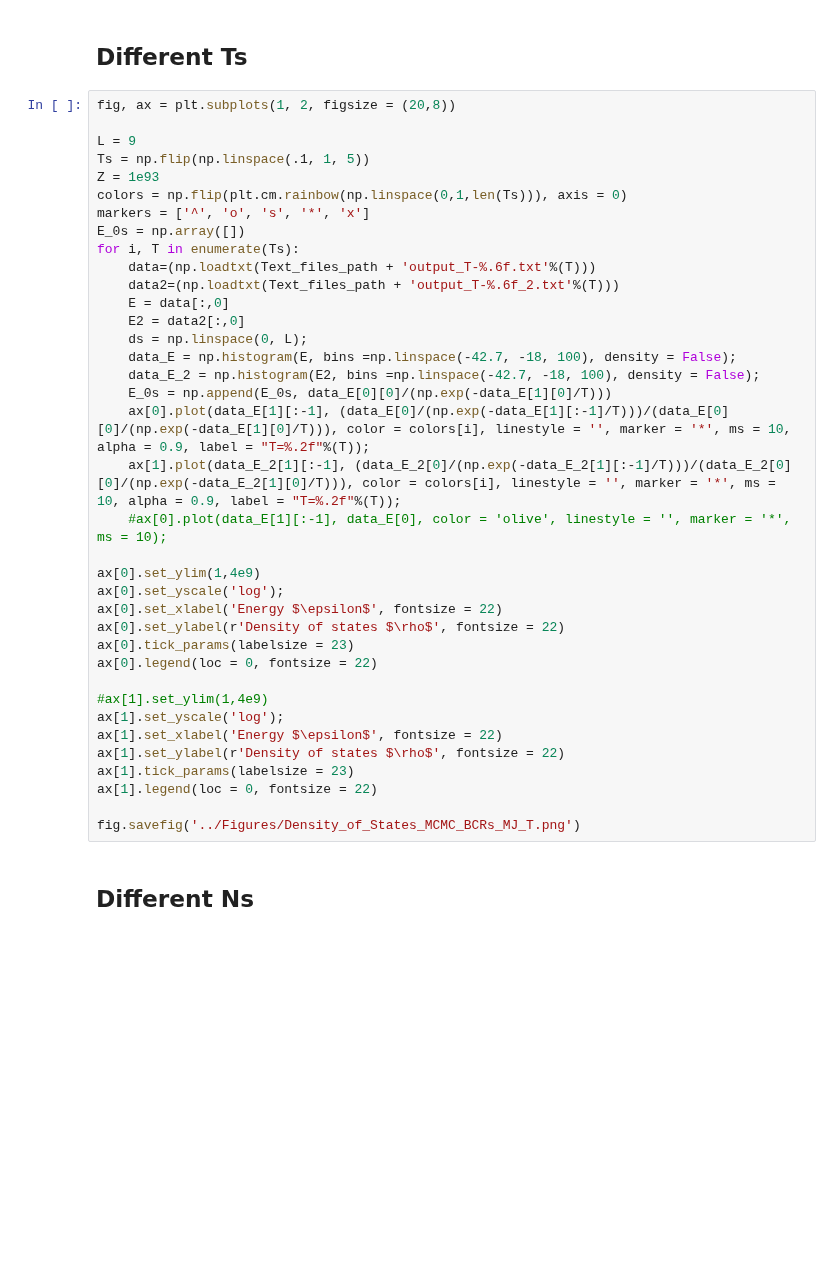
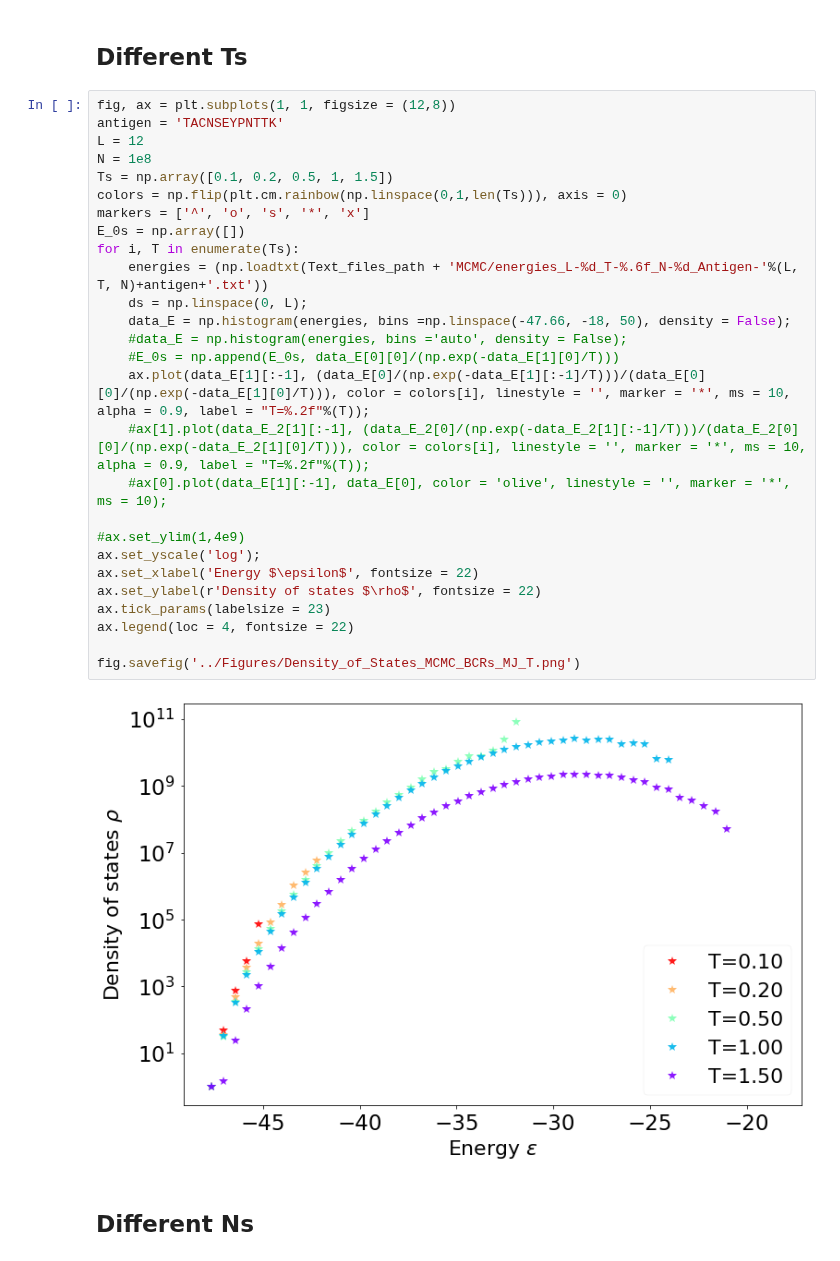
Before and after one commit to betoto008/Affinity_maturation, a Jupyter notebook: Jupyter_Notebooks/0_Shape_Space.ipynb, the cells around one changed output. Saved outputs shown, nothing was run; the diff lists cells and outputs as text; blank space fills up the shorter version.

```diff
--- a/Jupyter_Notebooks/0_Shape_Space.ipynb
+++ b/Jupyter_Notebooks/0_Shape_Space.ipynb
@@ -101,42 +101,34 @@ print(np.log10(17**10),np.log10(20**10))
 # %% [markdown]
 ## Different Ts
 # %%
-fig, ax = plt.subplots(1, 2, figsize = (20,8))
-
-L = 9
-Ts = np.flip(np.linspace(.1, 1, 5))
-Z = 1e93
+fig, ax = plt.subplots(1, 1, figsize = (12,8))
+antigen = 'TACNSEYPNTTK'
+L = 12
+N = 1e8
+Ts = np.array([0.1, 0.2, 0.5, 1, 1.5])
 colors = np.flip(plt.cm.rainbow(np.linspace(0,1,len(Ts))), axis = 0)
 markers = ['^', 'o', 's', '*', 'x']
 E_0s = np.array([])
 for i, T in enumerate(Ts):
-    data=(np.loadtxt(Text_files_path + 'output_T-%.6f.txt'%(T)))
-    data2=(np.loadtxt(Text_files_path + 'output_T-%.6f_2.txt'%(T)))
-    E = data[:,0]
-    E2 = data2[:,0]
+    energies = (np.loadtxt(Text_files_path + 'MCMC/energies_L-%d_T-%.6f_N-%d_Antigen-'%(L, T, N)+antigen+'.txt'))
     ds = np.linspace(0, L);
-    data_E = np.histogram(E, bins =np.linspace(-42.7, -18, 100), density = False);
-    data_E_2 = np.histogram(E2, bins =np.linspace(-42.7, -18, 100), density = False);
-    E_0s = np.append(E_0s, data_E[0][0]/(np.exp(-data_E[1][0]/T)))
-    ax[0].plot(data_E[1][:-1], (data_E[0]/(np.exp(-data_E[1][:-1]/T)))/(data_E[0][0]/(np.exp(-data_E[1][0]/T))), color = colors[i], linestyle = '', marker = '*', ms = 10, alpha = 0.9, label = "T=%.2f"%(T));
-    ax[1].plot(data_E_2[1][:-1], (data_E_2[0]/(np.exp(-data_E_2[1][:-1]/T)))/(data_E_2[0][0]/(np.exp(-data_E_2[1][0]/T))), color = colors[i], linestyle = '', marker = '*', ms = 10, alpha = 0.9, label = "T=%.2f"%(T));
+    data_E = np.histogram(energies, bins =np.linspace(-47.66, -18, 50), density = False);
+    #data_E = np.histogram(energies, bins ='auto', density = False);
+    #E_0s = np.append(E_0s, data_E[0][0]/(np.exp(-data_E[1][0]/T)))
+    ax.plot(data_E[1][:-1], (data_E[0]/(np.exp(-data_E[1][:-1]/T)))/(data_E[0][0]/(np.exp(-data_E[1][0]/T))), color = colors[i], linestyle = '', marker = '*', ms = 10, alpha = 0.9, label = "T=%.2f"%(T));
+    #ax[1].plot(data_E_2[1][:-1], (data_E_2[0]/(np.exp(-data_E_2[1][:-1]/T)))/(data_E_2[0][0]/(np.exp(-data_E_2[1][0]/T))), color = colors[i], linestyle = '', marker = '*', ms = 10, alpha = 0.9, label = "T=%.2f"%(T));
     #ax[0].plot(data_E[1][:-1], data_E[0], color = 'olive', linestyle = '', marker = '*', ms = 10);
 
-ax[0].set_ylim(1,4e9)
-ax[0].set_yscale('log');
-ax[0].set_xlabel('Energy $\epsilon$', fontsize = 22)
-ax[0].set_ylabel(r'Density of states $\rho$', fontsize = 22)
-ax[0].tick_params(labelsize = 23)
-ax[0].legend(loc = 0, fontsize = 22)
-
-#ax[1].set_ylim(1,4e9)
-ax[1].set_yscale('log');
-ax[1].set_xlabel('Energy $\epsilon$', fontsize = 22)
-ax[1].set_ylabel(r'Density of states $\rho$', fontsize = 22)
-ax[1].tick_params(labelsize = 23)
-ax[1].legend(loc = 0, fontsize = 22)
+#ax.set_ylim(1,4e9)
+ax.set_yscale('log');
+ax.set_xlabel('Energy $\epsilon$', fontsize = 22)
+ax.set_ylabel(r'Density of states $\rho$', fontsize = 22)
+ax.tick_params(labelsize = 23)
+ax.legend(loc = 4, fontsize = 22)
 
 fig.savefig('../Figures/Density_of_States_MCMC_BCRs_MJ_T.png')
+# %% [output]
+[figure, added]
 # %% [markdown]
 ## Different Ns
 # %%
```
Also changed, not shown: parts of 9 cells of this notebook, 7 other files.
